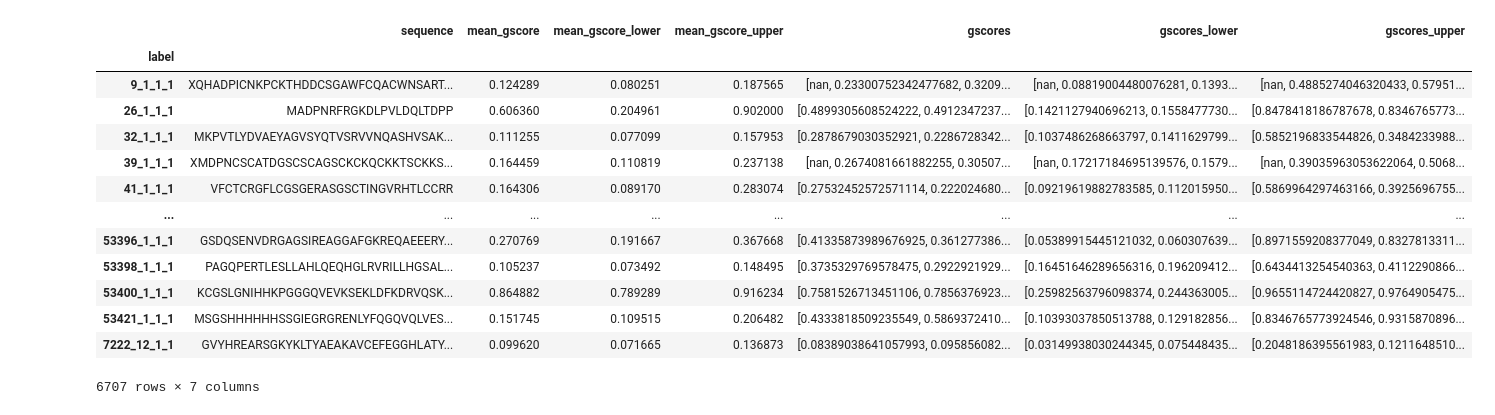
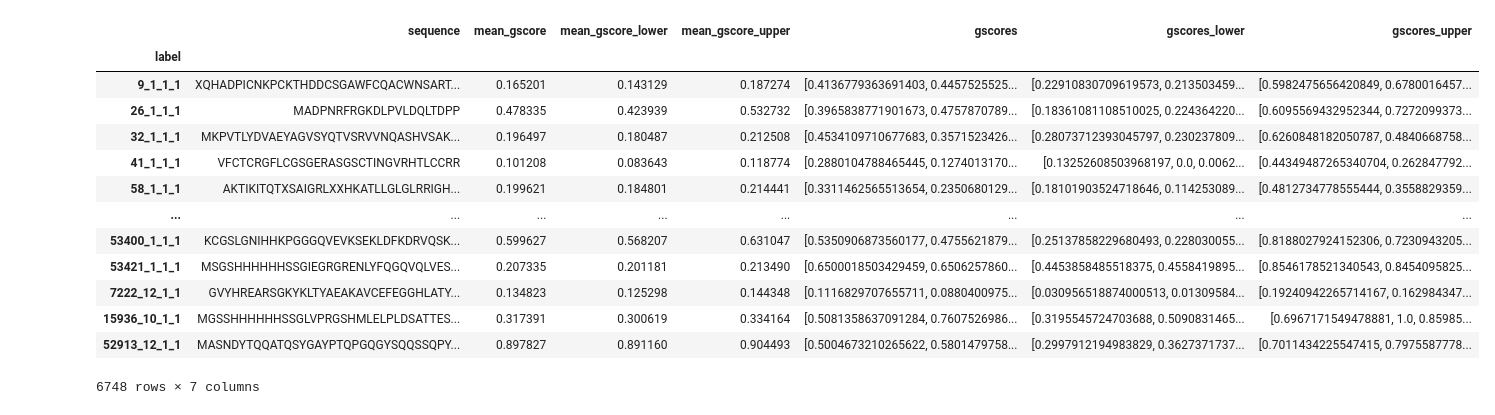
Before and after one commit to PeptoneLtd/ADOPT2g, a Jupyter notebook: notebooks/plots_train.ipynb, the cells around one changed output. Cells and saved outputs as stored; diff of their text form; code cells hidden in the pictures.

```diff
--- a/notebooks/plots_train.ipynb
+++ b/notebooks/plots_train.ipynb
@@ -18,7 +18,8 @@ trizod_df = pd.read_csv(
 df_train = trizod_df[~trizod_df["is_test"]]
 # df_test = trizod_df[trizod_df["is_test"]]
 # %%
-filename = "train7.csv"
+filename = "train.csv"
+!adopt2g-catboost predict --in train.fasta --out train.csv
 
 if not os.path.exists(filename):
     fasta_filename = "train.fasta"
@@ -52,17 +71,17 @@ df_inferred
 |  | sequence | mean_gscore | mean_gscore_lower | mean_gscore_upper | gscores | gscores_lower | gscores_upper |
 | label |  |  |  |  |  |  |  |
-| 9_1_1_1 | XQHADPICNKPCKTHDDCSGAWFCQACWNSART... | 0.124289 | 0.080251 | 0.187565 | [nan, 0.23300752342477682, 0.3209... | [nan, 0.08819004480076281, 0.1393... | [nan, 0.4885274046320433, 0.57951... |
-| 26_1_1_1 | MADPNRFRGKDLPVLDQLTDPP | 0.606360 | 0.204961 | 0.902000 | [0.4899305608524222, 0.4912347237... | [0.1421127940696213, 0.1558477730... | [0.8478418186787678, 0.8346765773... |
-| 32_1_1_1 | MKPVTLYDVAEYAGVSYQTVSRVVNQASHVSAK... | 0.111255 | 0.077099 | 0.157953 | [0.2878679030352921, 0.2286728342... | [0.1037486268663797, 0.1411629799... | [0.5852196833544826, 0.3484233988... |
-| 39_1_1_1 | XMDPNCSCATDGSCSCAGSCKCKQCKKTSCKKS... | 0.164459 | 0.110819 | 0.237138 | [nan, 0.2674081661882255, 0.30507... | [nan, 0.17217184695139576, 0.1579... | [nan, 0.39035963053622064, 0.5068... |
-| 41_1_1_1 | VFCTCRGFLCGSGERASGSCTINGVRHTLCCRR | 0.164306 | 0.089170 | 0.283074 | [0.27532452572571114, 0.222024680... | [0.09219619882783585, 0.112015950... | [0.5869964297463166, 0.3925696755... |
+| 9_1_1_1 | XQHADPICNKPCKTHDDCSGAWFCQACWNSART... | 0.165201 | 0.143129 | 0.187274 | [0.4136779363691403, 0.4457525525... | [0.22910830709619573, 0.213503459... | [0.5982475656420849, 0.6780016457... |
+| 26_1_1_1 | MADPNRFRGKDLPVLDQLTDPP | 0.478335 | 0.423939 | 0.532732 | [0.3965838771901673, 0.4757870789... | [0.18361081108510025, 0.224364220... | [0.6095569432952344, 0.7272099373... |
+| 32_1_1_1 | MKPVTLYDVAEYAGVSYQTVSRVVNQASHVSAK... | 0.196497 | 0.180487 | 0.212508 | [0.4534109710677683, 0.3571523426... | [0.28073712393045797, 0.230237809... | [0.6260848182050787, 0.4840668758... |
+| 41_1_1_1 | VFCTCRGFLCGSGERASGSCTINGVRHTLCCRR | 0.101208 | 0.083643 | 0.118774 | [0.2880104788465445, 0.1274013170... | [0.13252608503968197, 0.0, 0.0062... | [0.44349487265340704, 0.262847792... |
+| 58_1_1_1 | AKTIKITQTXSAIGRLXXHKATLLGLGLRRIGH... | 0.199621 | 0.184801 | 0.214441 | [0.3311462565513654, 0.2350680129... | [0.18101903524718646, 0.114253089... | [0.4812734778555444, 0.3558829359... |
 | ... | ... | ... | ... | ... | ... | ... | ... |
-| 53396_1_1_1 | GSDQSENVDRGAGSIREAGGAFGKREQAEEERY... | 0.270769 | 0.191667 | 0.367668 | [0.41335873989676925, 0.361277386... | [0.05389915445121032, 0.060307639... | [0.8971559208377049, 0.8327813311... |
-| 53398_1_1_1 | PAGQPERTLESLLAHLQEQHGLRVRILLHGSAL... | 0.105237 | 0.073492 | 0.148495 | [0.3735329769578475, 0.2922921929... | [0.16451646289656316, 0.196209412... | [0.6434413254540363, 0.4112290866... |
-| 53400_1_1_1 | KCGSLGNIHHKPGGGQVEVKSEKLDFKDRVQSK... | 0.864882 | 0.789289 | 0.916234 | [0.7581526713451106, 0.7856376923... | [0.25982563796098374, 0.244363005... | [0.9655114724420827, 0.9764905475... |
-| 53421_1_1_1 | MSGSHHHHHHSSGIEGRGRENLYFQGQVQLVES... | 0.151745 | 0.109515 | 0.206482 | [0.4333818509235549, 0.5869372410... | [0.10393037850513788, 0.129182856... | [0.8346765773924546, 0.9315870896... |
-| 7222_12_1_1 | GVYHREARSGKYKLTYAEAKAVCEFEGGHLATY... | 0.099620 | 0.071665 | 0.136873 | [0.08389038641057993, 0.095856082... | [0.03149938030244345, 0.075448435... | [0.2048186395561983, 0.1211648510... |
+| 53400_1_1_1 | KCGSLGNIHHKPGGGQVEVKSEKLDFKDRVQSK... | 0.599627 | 0.568207 | 0.631047 | [0.5350906873560177, 0.4755621879... | [0.25137858229680493, 0.228030055... | [0.8188027924152306, 0.7230943205... |
+| 53421_1_1_1 | MSGSHHHHHHSSGIEGRGRENLYFQGQVQLVES... | 0.207335 | 0.201181 | 0.213490 | [0.6500018503429459, 0.6506257860... | [0.4453858485518375, 0.4558419895... | [0.8546178521340543, 0.8454095825... |
+| 7222_12_1_1 | GVYHREARSGKYKLTYAEAKAVCEFEGGHLATY... | 0.134823 | 0.125298 | 0.144348 | [0.1116829707655711, 0.0880400975... | [0.030956518874000513, 0.01309584... | [0.19240942265714167, 0.162984347... |
+| 15936_10_1_1 | MGSSHHHHHHSSGLVPRGSHMLELPLDSATTES... | 0.317391 | 0.300619 | 0.334164 | [0.5081358637091284, 0.7607526986... | [0.3195545724703688, 0.5090831465... | [0.6967171549478881, 1.0, 0.85985... |
+| 52913_12_1_1 | MASNDYTQQATQSYGAYPTQPGQGYSQQSSQPY... | 0.897827 | 0.891160 | 0.904493 | [0.5004673210265622, 0.5801479758... | [0.2997912194983829, 0.3627371737... | [0.7011434225547415, 0.7975587778... |
-6707 rows × 7 columns
+6748 rows × 7 columns
 # %%
 from scipy.stats import kendalltau, pearsonr, spearmanr
 
```
Also changed, not shown: parts of 4 cells of this notebook, 6 other files.
